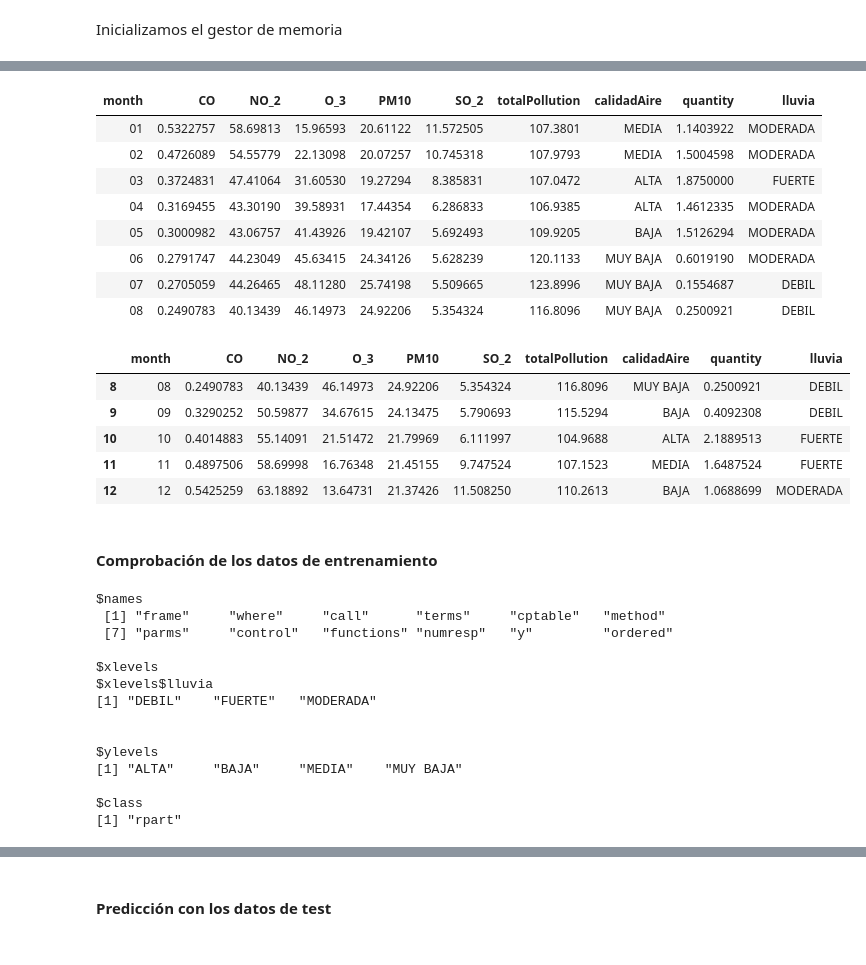
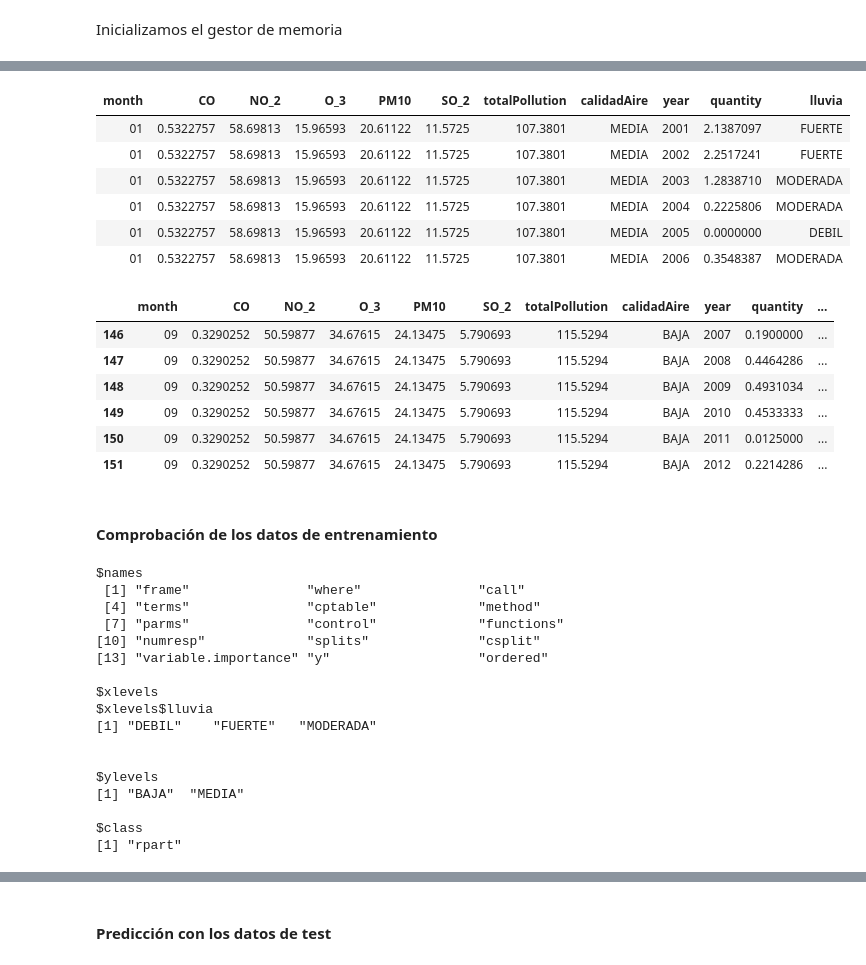
Before and after one commit to manumonforte/DataMining-BigDataParadigm, a Jupyter notebook: Estudio.ipynb, the cells around one changed output, grey strips where cells are left out. Cells and saved outputs as stored; diff of their text form; code cells hidden in the pictures.

```diff
--- a/Estudio.ipynb
+++ b/Estudio.ipynb
@@ -588,7 +588,7 @@ head(madrid_month_pol, n = 24)
 # %%
 # divido por año, mes y dia
 rainfall_month <-rainfall %>% separate(date, sep="-", into = c("year", "month", "day"))
-
+rainfallMonth <-rainfall %>% separate(date, sep="-", into = c("year", "month", "day"))
 
 rainfall_month <- rainfall_month %>%
   group_by(month) %>%
@@ -631,0 +653,9 @@ head(cont_lluvia, n = 12)
+# %%
+rainfallMonth <- rainfallMonth %>%
+  group_by(month,year) %>%
+  summarise(quantity = mean(quantity, na.rm = TRUE))
+
+rainfallMonth <- rainfallMonth[-c(18),] # quito 2018 como en la tabla de contaminacion
+
+
+head(rainfallMonth, n = 12)
@@ -974,10 +1018,10 @@ madrid_cuart$calidadAire <- madrid_cuart$totalPollution
 
 madrid_cuart <- madrid_cuart %>%
         mutate(calidadAire = case_when (
-        calidadAire <  107.1                               ~"ALTA",
-        calidadAire >= 107.1  & calidadAire < 108.9       ~"MEDIA",
-        calidadAire >= 108.9 & calidadAire < 115.8       ~"BAJA",
-        calidadAire >= 115.8                            ~"MUY BAJA",
+        calidadAire <  81.68                               ~"ALTA",
+        calidadAire >= 81.68  & calidadAire < 110.60       ~"MEDIA",
+        calidadAire >= 110.60 & calidadAire < 136.86       ~"BAJA",
+        calidadAire >= 136.86                            ~"MUY BAJA",
         TRUE                                               ~"NA",
         ))
 
@@ -1004,12 +1048,12 @@ summary(rainfall_month$quantity)
 # %%
-rainfall_cuart <- rainfall_month
+rainfall_cuart <- rainfallMonth
 rainfall_cuart$lluvia <- rainfall_cuart$quantity
 
 rainfall_cuart <- rainfall_cuart %>%
         mutate(lluvia = case_when (
-        lluvia <= 0.5537                       ~"DEBIL",
-        lluvia > 0.5537 & lluvia <=1.5467          ~"MODERADA",
-        lluvia > 1.5467                       ~"FUERTE",
+        lluvia <= 0.2034                       ~"DEBIL",
+        lluvia > 0.2034 & lluvia <=1.5935          ~"MODERADA",
+        lluvia > 1.5935                       ~"FUERTE",
         TRUE                              ~"NA",
         ))
 
@@ -1255,25 +1300,24 @@ set.seed(1234)
 # %%
 separate <- as.integer(nrow(cont_lluvia)*0.7)
 trainData <- cont_lluvia[1:separate,]
 testData <- cont_lluvia[separate:nrow(cont_lluvia),]
-trainData
-testData
+head(trainData)
+head(testData)
 # %% [output]
-| month | CO | NO_2 | O_3 | PM10 | SO_2 | totalPollution | calidadAire | quantity | lluvia |
-| 01 | 0.5322757 | 58.69813 | 15.96593 | 20.61122 | 11.572505 | 107.3801 | MEDIA | 1.1403922 | MODERADA |
-| 02 | 0.4726089 | 54.55779 | 22.13098 | 20.07257 | 10.745318 | 107.9793 | MEDIA | 1.5004598 | MODERADA |
-| 03 | 0.3724831 | 47.41064 | 31.60530 | 19.27294 | 8.385831 | 107.0472 | ALTA | 1.8750000 | FUERTE |
-| 04 | 0.3169455 | 43.30190 | 39.58931 | 17.44354 | 6.286833 | 106.9385 | ALTA | 1.4612335 | MODERADA |
-| 05 | 0.3000982 | 43.06757 | 41.43926 | 19.42107 | 5.692493 | 109.9205 | BAJA | 1.5126294 | MODERADA |
-| 06 | 0.2791747 | 44.23049 | 45.63415 | 24.34126 | 5.628239 | 120.1133 | MUY BAJA | 0.6019190 | MODERADA |
-| 07 | 0.2705059 | 44.26465 | 48.11280 | 25.74198 | 5.509665 | 123.8996 | MUY BAJA | 0.1554687 | DEBIL |
-| 08 | 0.2490783 | 40.13439 | 46.14973 | 24.92206 | 5.354324 | 116.8096 | MUY BAJA | 0.2500921 | DEBIL |
+| month | CO | NO_2 | O_3 | PM10 | SO_2 | totalPollution | calidadAire | year | quantity | lluvia |
+| 01 | 0.5322757 | 58.69813 | 15.96593 | 20.61122 | 11.5725 | 107.3801 | MEDIA | 2001 | 2.1387097 | FUERTE |
+| 01 | 0.5322757 | 58.69813 | 15.96593 | 20.61122 | 11.5725 | 107.3801 | MEDIA | 2002 | 2.2517241 | FUERTE |
+| 01 | 0.5322757 | 58.69813 | 15.96593 | 20.61122 | 11.5725 | 107.3801 | MEDIA | 2003 | 1.2838710 | MODERADA |
+| 01 | 0.5322757 | 58.69813 | 15.96593 | 20.61122 | 11.5725 | 107.3801 | MEDIA | 2004 | 0.2225806 | MODERADA |
+| 01 | 0.5322757 | 58.69813 | 15.96593 | 20.61122 | 11.5725 | 107.3801 | MEDIA | 2005 | 0.0000000 | DEBIL |
+| 01 | 0.5322757 | 58.69813 | 15.96593 | 20.61122 | 11.5725 | 107.3801 | MEDIA | 2006 | 0.3548387 | MODERADA |
-|  | month | CO | NO_2 | O_3 | PM10 | SO_2 | totalPollution | calidadAire | quantity | lluvia |
-| 8 | 08 | 0.2490783 | 40.13439 | 46.14973 | 24.92206 | 5.354324 | 116.8096 | MUY BAJA | 0.2500921 | DEBIL |
-| 9 | 09 | 0.3290252 | 50.59877 | 34.67615 | 24.13475 | 5.790693 | 115.5294 | BAJA | 0.4092308 | DEBIL |
-| 10 | 10 | 0.4014883 | 55.14091 | 21.51472 | 21.79969 | 6.111997 | 104.9688 | ALTA | 2.1889513 | FUERTE |
-| 11 | 11 | 0.4897506 | 58.69998 | 16.76348 | 21.45155 | 9.747524 | 107.1523 | MEDIA | 1.6487524 | FUERTE |
-| 12 | 12 | 0.5425259 | 63.18892 | 13.64731 | 21.37426 | 11.508250 | 110.2613 | BAJA | 1.0688699 | MODERADA |
+|  | month | CO | NO_2 | O_3 | PM10 | SO_2 | totalPollution | calidadAire | year | quantity | ... |
+| 146 | 09 | 0.3290252 | 50.59877 | 34.67615 | 24.13475 | 5.790693 | 115.5294 | BAJA | 2007 | 0.1900000 | ... |
+| 147 | 09 | 0.3290252 | 50.59877 | 34.67615 | 24.13475 | 5.790693 | 115.5294 | BAJA | 2008 | 0.4464286 | ... |
+| 148 | 09 | 0.3290252 | 50.59877 | 34.67615 | 24.13475 | 5.790693 | 115.5294 | BAJA | 2009 | 0.4931034 | ... |
+| 149 | 09 | 0.3290252 | 50.59877 | 34.67615 | 24.13475 | 5.790693 | 115.5294 | BAJA | 2010 | 0.4533333 | ... |
+| 150 | 09 | 0.3290252 | 50.59877 | 34.67615 | 24.13475 | 5.790693 | 115.5294 | BAJA | 2011 | 0.0125000 | ... |
+| 151 | 09 | 0.3290252 | 50.59877 | 34.67615 | 24.13475 | 5.790693 | 115.5294 | BAJA | 2012 | 0.2214286 | ... |
 # %%
 myFormula <- calidadAire ~ lluvia
 # %%
@@ -1284,8 +1328,11 @@ madrid_rpart <- rpart(myFormula,data=trainData, control = rpart.control(minsplit
 attributes(madrid_rpart)
 # %% [output]
 $names
- [1] "frame"     "where"     "call"      "terms"     "cptable"   "method"
- [7] "parms"     "control"   "functions" "numresp"   "y"         "ordered"
+ [1] "frame"               "where"               "call"
+ [4] "terms"               "cptable"             "method"
+ [7] "parms"               "control"             "functions"
+[10] "numresp"             "splits"              "csplit"
+[13] "variable.importance" "y"                   "ordered"
 
 $xlevels
 $xlevels$lluvia
@@ -1293,7 +1340,7 @@ $xlevels$lluvia
 
 
 $ylevels
-[1] "ALTA"     "BAJA"     "MEDIA"    "MUY BAJA"
+[1] "BAJA"  "MEDIA"
 
 $class
 [1] "rpart"
```
Also changed, not shown: parts of 21 cells of this notebook.
